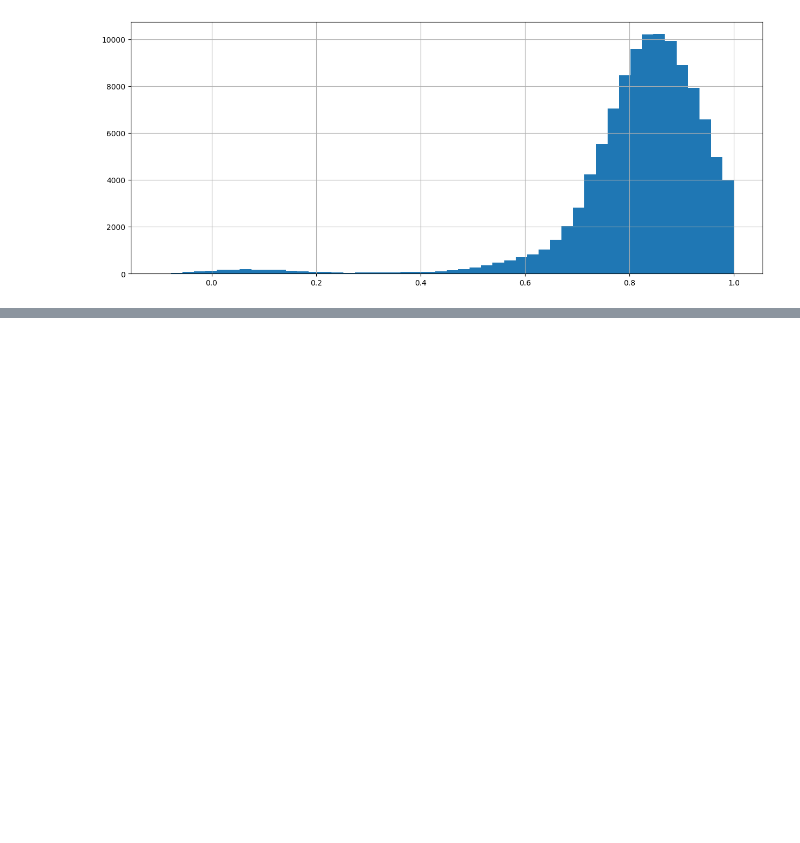
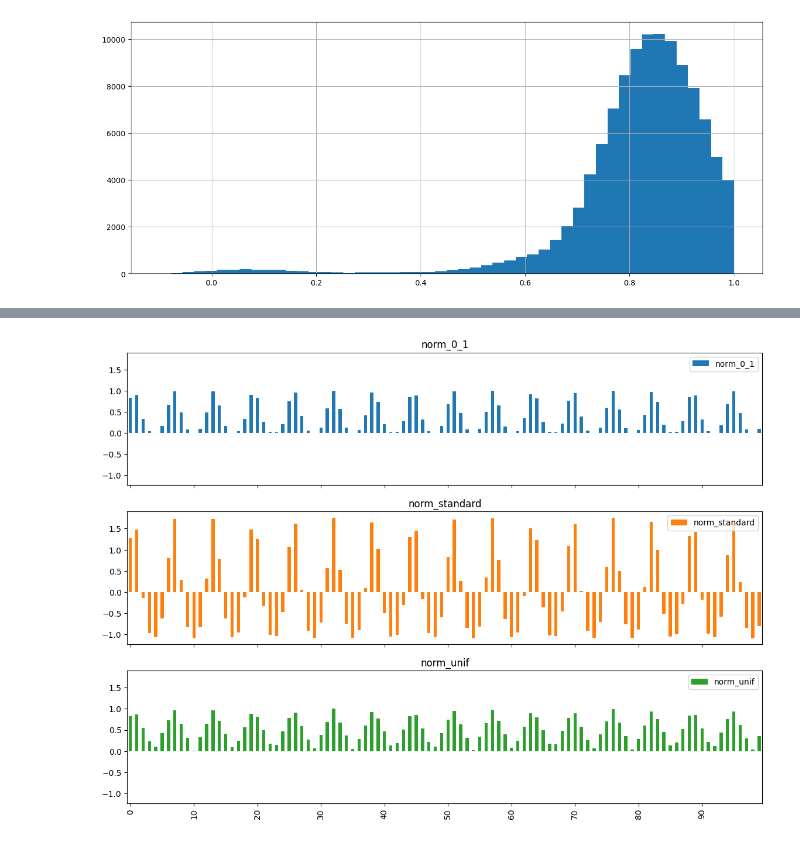
Before and after one commit to mathieucbd/ml-for-factor-investing, a Jupyter notebook: notebooks/3_data_preprocessing.ipynb, the cells around one changed output, grey strips where cells are left out. Saved outputs shown, nothing was run; the diff lists cells and outputs as text; code cells hidden in the pictures; blank space fills up the shorter version.

```diff
--- a/notebooks/3_data_preprocessing.ipynb
+++ b/notebooks/3_data_preprocessing.ipynb
@@ -52,0 +79,17 @@ data_hist_acf.hist(bins=50,range=[-0.1,1]); # Plot from pandas
+# %%
+def norm_0_1(x):
+    return (x-np.min(x))/(np.max(x)-np.min(x))
+def norm_unif(x):
+    return (ECDF(x)(x))
+def norm_standard(x):
+    return (x- np.mean(x))/np.std(x)
+
+data_norm=pd.DataFrame.from_dict(dict( # ensembling numpy arrays into a dict and then a pd dataframe
+index=np.linspace(1,length,length), # creating the index
+norm_0_1=norm_0_1(x), # normalisation [0,1]
+norm_standard=norm_standard(x), # standardisation
+norm_unif=norm_unif(x))) # Uniformisation
+data_norm.iloc[:,1:4].plot.bar( figsize=(14,10), subplots=True, sharey=True, sharex=True); # Plot
+plt.xticks(data['index'][::10]);   # reshape the xtick every 10 observations
+# %% [output]
+[figure, added]
```
Also changed, not shown: parts of 12 cells of this notebook, 3 other files.
